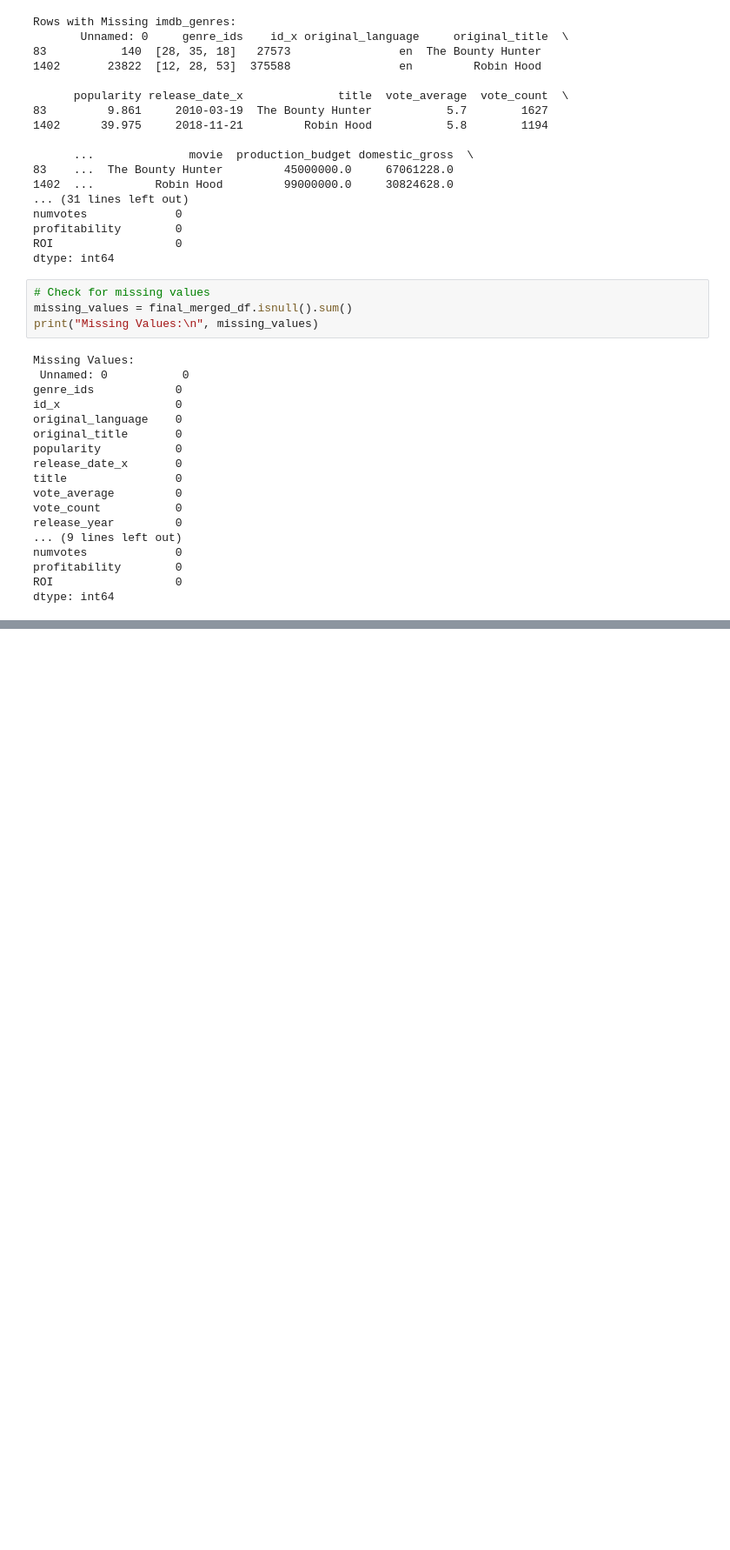
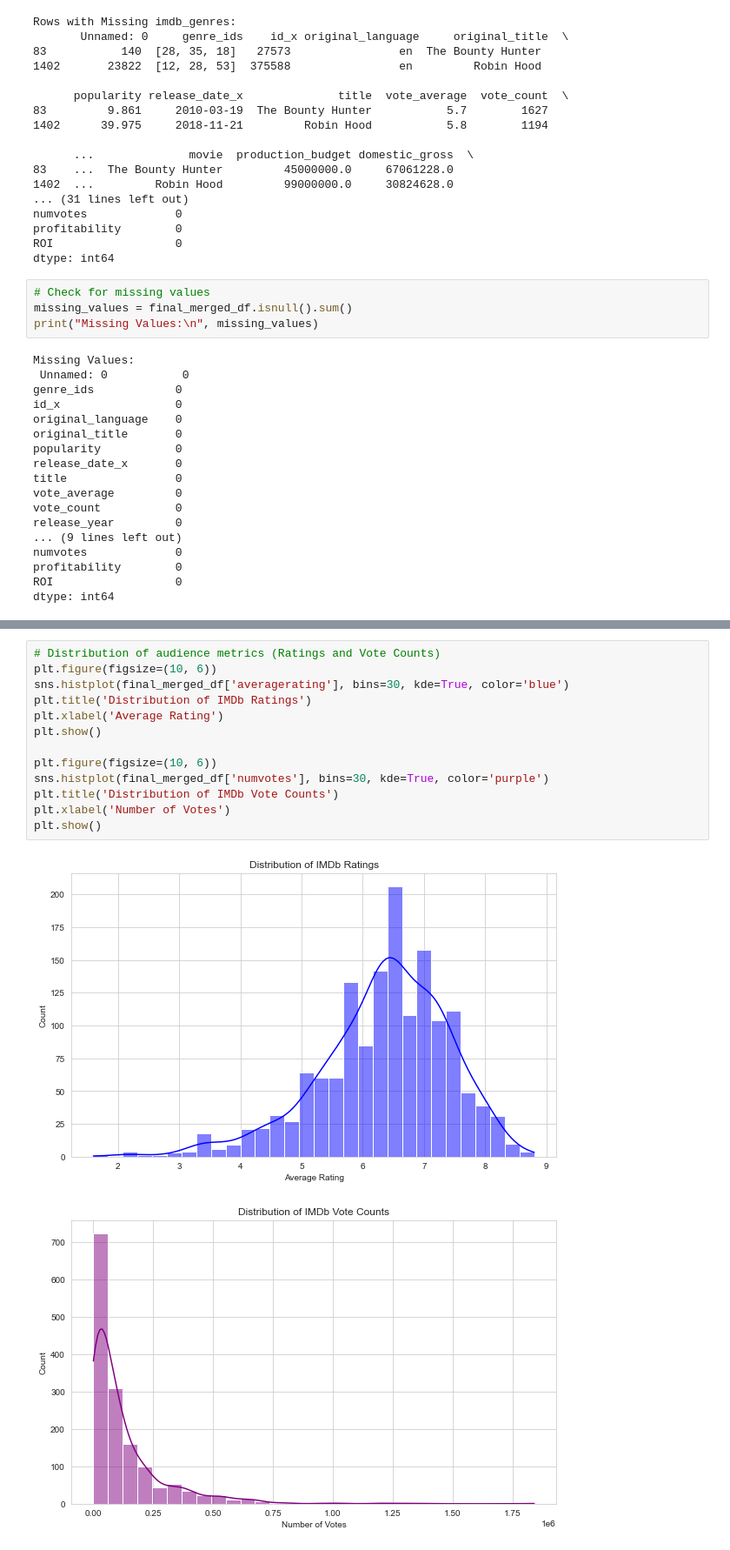
Before and after one commit to Otim135/group3-phase2-project, a Jupyter notebook: index.ipynb, the cells around one changed output, grey strips where cells are left out. Shown at 87% size. Saved outputs shown, nothing was run; the diff lists cells and outputs as text; blank space fills up the shorter version.

```diff
--- a/index.ipynb
+++ b/index.ipynb
@@ -282,0 +299,16 @@ dtype: int64
+# %%
+# Distribution of audience metrics (Ratings and Vote Counts)
+plt.figure(figsize=(10, 6))
+sns.histplot(final_merged_df['averagerating'], bins=30, kde=True, color='blue')
+plt.title('Distribution of IMDb Ratings')
+plt.xlabel('Average Rating')
+plt.show()
+
+plt.figure(figsize=(10, 6))
+sns.histplot(final_merged_df['numvotes'], bins=30, kde=True, color='purple')
+plt.title('Distribution of IMDb Vote Counts')
+plt.xlabel('Number of Votes')
+plt.show()
+# %% [output]
+[figure, added]
+[figure, added]
```
Also changed, not shown: parts of 2 cells of this notebook.
